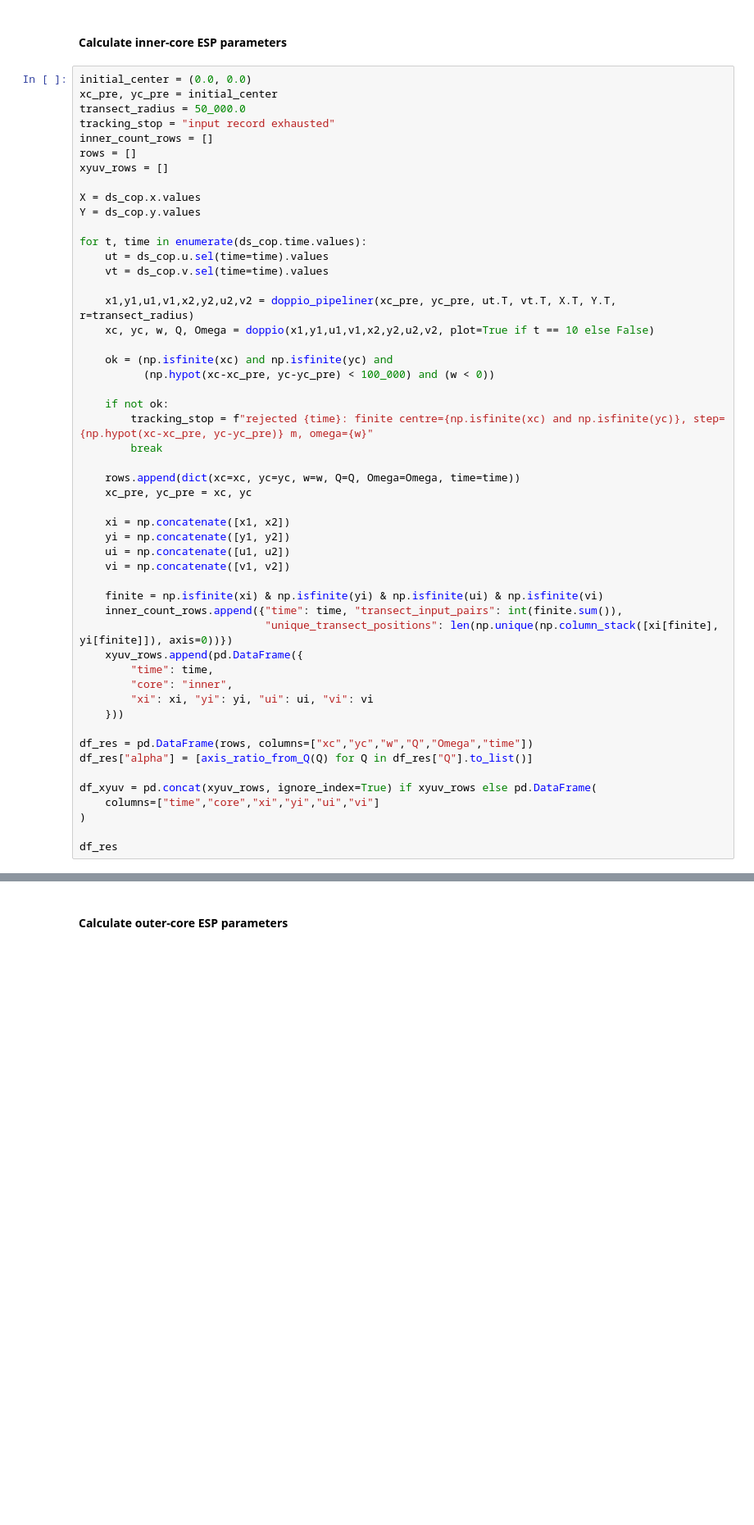
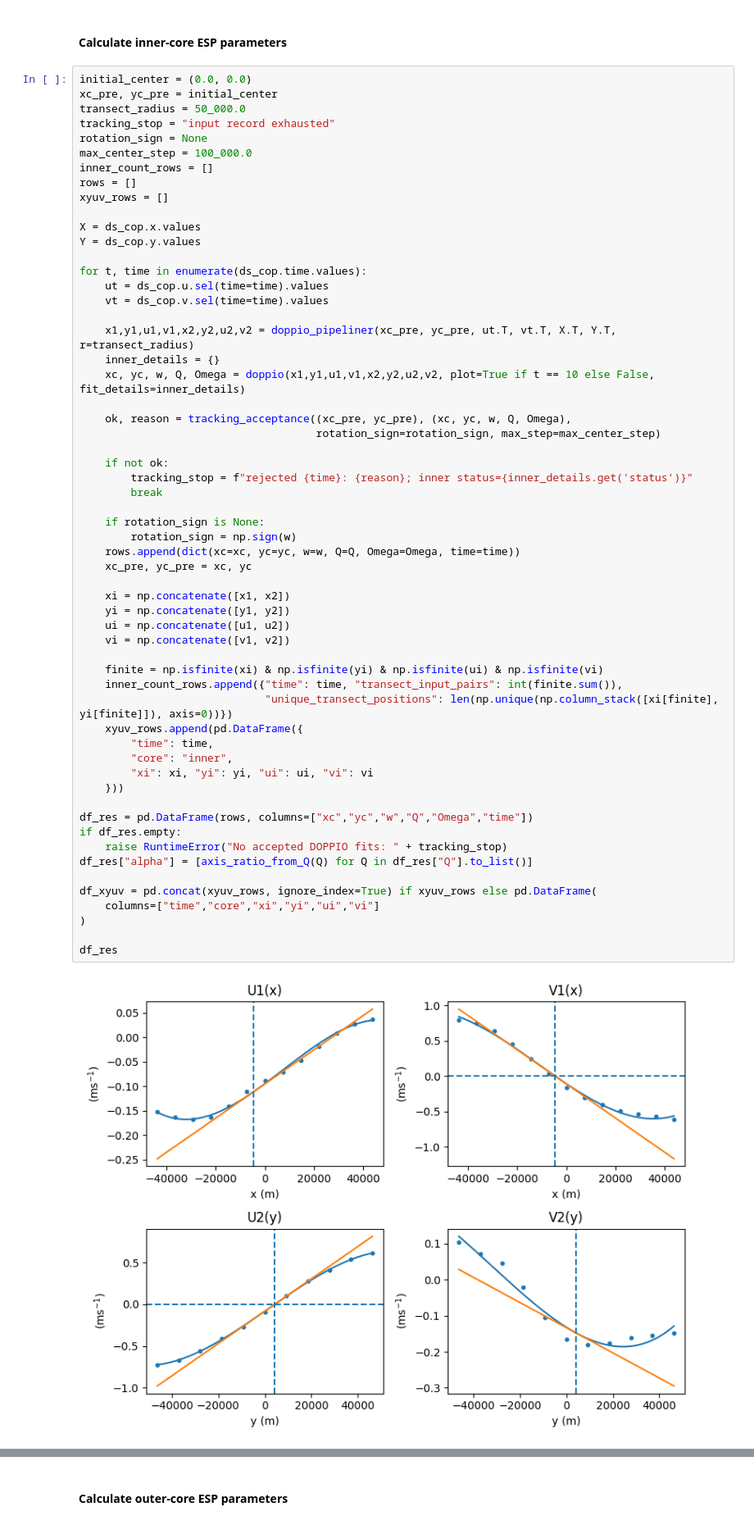
Before and after one commit to regdowse/elliptical_streamfunction_parametrisation, a Jupyter notebook: DOPPIO_gridded_data.ipynb, the cells around one changed output, grey strips where cells are left out. Shown at 82% size. Drawn from its saved outputs; the diff is of its cells as text; blank space fills up the shorter version.

```diff
--- a/DOPPIO_gridded_data.ipynb
+++ b/DOPPIO_gridded_data.ipynb
@@ -47,6 +60,8 @@ initial_center = (0.0, 0.0)
 xc_pre, yc_pre = initial_center
 transect_radius = 50_000.0
 tracking_stop = "input record exhausted"
+rotation_sign = None
+max_center_step = 100_000.0
 inner_count_rows = []
 rows = []
 xyuv_rows = []
@@ -59,37 +74,44 @@ for t, time in enumerate(ds_cop.time.values):
     vt = ds_cop.v.sel(time=time).values
 
     x1,y1,u1,v1,x2,y2,u2,v2 = doppio_pipeliner(xc_pre, yc_pre, ut.T, vt.T, X.T, Y.T, r=transect_radius)
-    xc, yc, w, Q, Omega = doppio(x1,y1,u1,v1,x2,y2,u2,v2, plot=True if t == 10 else False)
+    inner_details = {}
+    xc, yc, w, Q, Omega = doppio(x1,y1,u1,v1,x2,y2,u2,v2, plot=True if t == 10 else False, fit_details=inner_details)
 
-    ok = (np.isfinite(xc) and np.isfinite(yc) and
-          (np.hypot(xc-xc_pre, yc-yc_pre) < 100_000) and (w < 0))
+    ok, reason = tracking_acceptance((xc_pre, yc_pre), (xc, yc, w, Q, Omega),
+                                     rotation_sign=rotation_sign, max_step=max_center_step)
 
     if not ok:
-        tracking_stop = f"rejected {time}: finite centre={np.isfinite(xc) and np.isfinite(yc)}, step={np.hypot(xc-xc_pre, yc-yc_pre)} m, omega={w}"
+        tracking_stop = f"rejected {time}: {reason}; inner status={inner_details.get('status')}"
         break
 
+    if rotation_sign is None:
+        rotation_sign = np.sign(w)
     rows.append(dict(xc=xc, yc=yc, w=w, Q=Q, Omega=Omega, time=time))
     xc_pre, yc_pre = xc, yc
 
     xi = np.concatenate([x1, x2])
     yi = np.concatenate([y1, y2])
     ui = np.concatenate([u1, u2])
     vi = np.concatenate([v1, v2])
 
     finite = np.isfinite(xi) & np.isfinite(yi) & np.isfinite(ui) & np.isfinite(vi)
     inner_count_rows.append({"time": time, "transect_input_pairs": int(finite.sum()),
                              "unique_transect_positions": len(np.unique(np.column_stack([xi[finite], yi[finite]]), axis=0))})
     xyuv_rows.append(pd.DataFrame({
         "time": time,
         "core": "inner",
         "xi": xi, "yi": yi, "ui": ui, "vi": vi
     }))
 
 df_res = pd.DataFrame(rows, columns=["xc","yc","w","Q","Omega","time"])
+if df_res.empty:
+    raise RuntimeError("No accepted DOPPIO fits: " + tracking_stop)
 df_res["alpha"] = [axis_ratio_from_Q(Q) for Q in df_res["Q"].to_list()]
 
 df_xyuv = pd.concat(xyuv_rows, ignore_index=True) if xyuv_rows else pd.DataFrame(
     columns=["time","core","xi","yi","ui","vi"]
 )
 
 df_res
+# %% [output]
+[figure, added]
```
Also changed, not shown: parts of 10 cells of this notebook, 7 other files.
